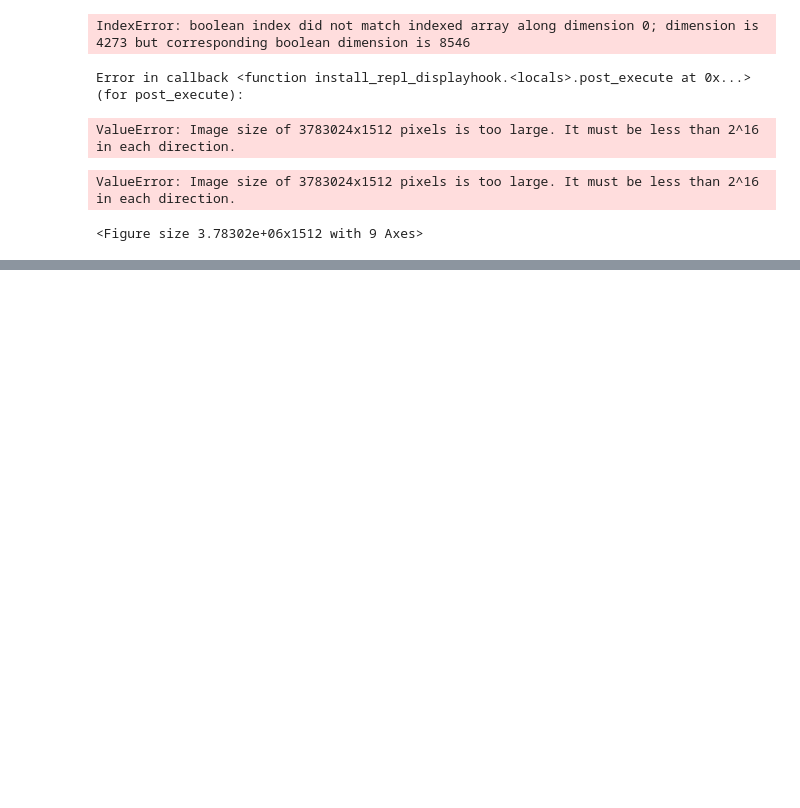
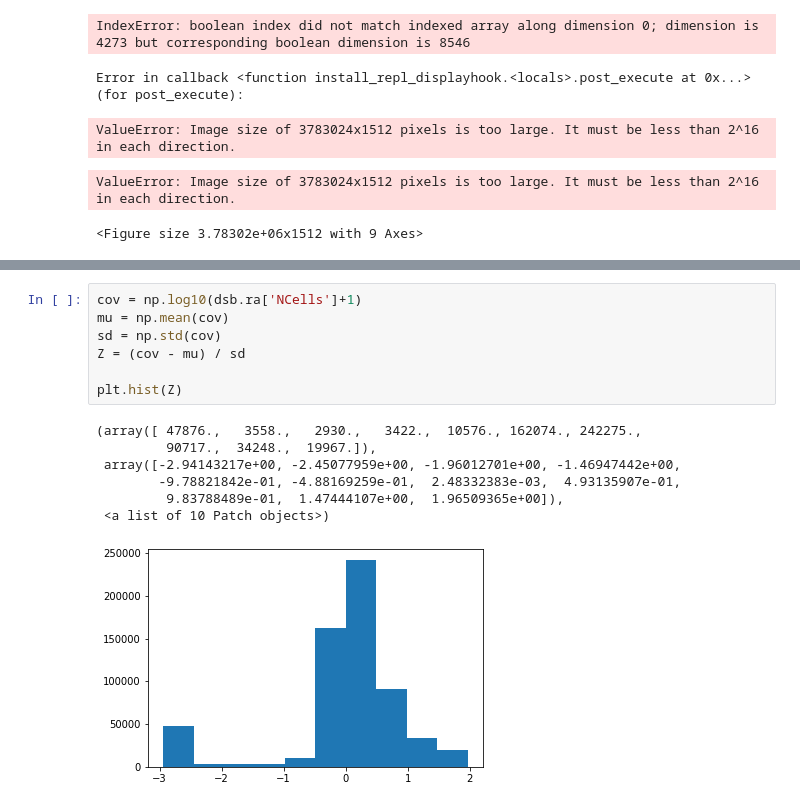
Before and after one commit to linnarsson-lab/chromograph, a Jupyter notebook: notebooks/Gene_counts.ipynb, the cells around one changed output, grey strips where cells are left out. Cells and saved outputs as stored; diff of their text form; blank space fills up the shorter version.

```diff
--- a/notebooks/Gene_counts.ipynb
+++ b/notebooks/Gene_counts.ipynb
@@ -533,0 +735,15 @@ feature_plot(dsg, f_UMAP, dsg.ra['Gene'], embedding = 'UMAP')
+# %%
+cov = np.log10(dsb.ra['NCells']+1)
+mu = np.mean(cov)
+sd = np.std(cov)
+Z = (cov - mu) / sd
+
+plt.hist(Z)
+# %% [output]
+(array([ 47876.,   3558.,   2930.,   3422.,  10576., 162074., 242275.,
+         90717.,  34248.,  19967.]),
+ array([-2.94143217e+00, -2.45077959e+00, -1.96012701e+00, -1.46947442e+00,
+        -9.78821842e-01, -4.88169259e-01,  2.48332383e-03,  4.93135907e-01,
+         9.83788489e-01,  1.47444107e+00,  1.96509365e+00]),
+ <a list of 10 Patch objects>)
+[figure, added]
```
Also changed, not shown: parts of 16 cells of this notebook, 16 other files.
